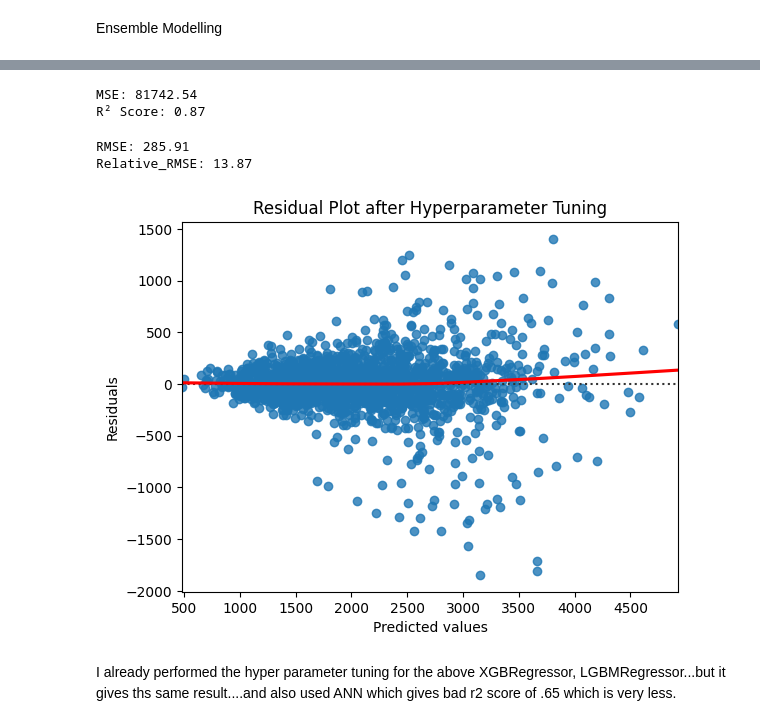
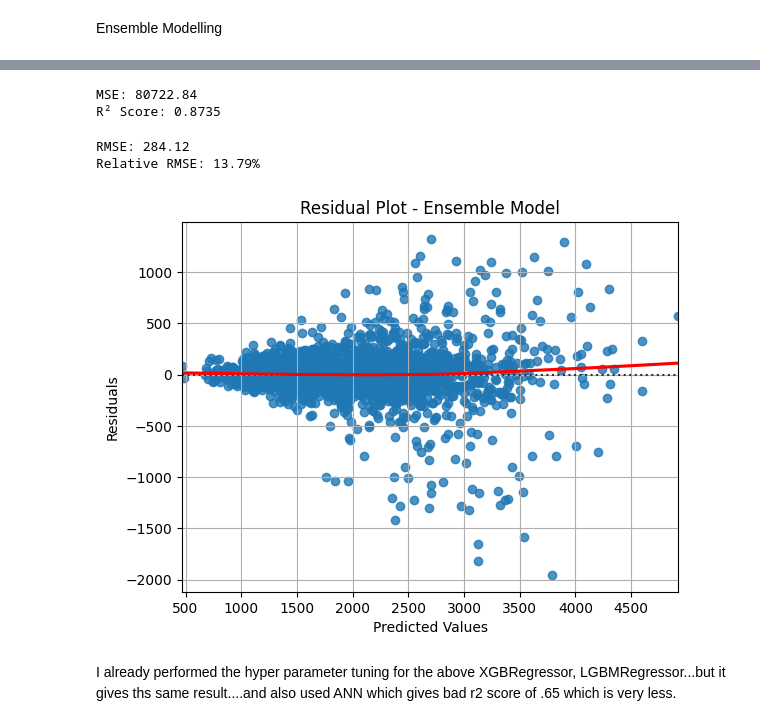
Before and after one commit to PrinceChauhanhub/MajorProject, a Jupyter notebook: CarbonMajor.ipynb, the cells around one changed output, grey strips where cells are left out. Drawn from its saved outputs; the diff is of its cells as text; code cells hidden in the pictures.

```diff
--- a/CarbonMajor.ipynb
+++ b/CarbonMajor.ipynb
@@ -531,6 +541,7 @@ from sklearn.ensemble import RandomForestRegressor
 from sklearn.svm import SVR
 from sklearn.neighbors import KNeighborsRegressor
 
+# Define models
 models = {
     'Linear Regression': LinearRegression(),
     'Decision Tree': DecisionTreeRegressor(),
@@ -547,8 +558,8 @@ best_r2_score = -np.inf
 
 # Train & Evaluate
 for name, model in models.items():
-    model.fit(X_train, y_train)
-    y_pred = model.predict(X_test)
+    model.fit(X_train_df, y_train)
+    y_pred = model.predict(X_test_df)
 
     print(f"{name}:")
     r2 = r2_score(y_test, y_pred)
@@ -560,7 +571,7 @@ for name, model in models.items():
 
     mean_y = np.mean(y_train)
     relative_rmse = (rmse / mean_y) * 100
-    print(f"  Relative RMSE: {relative_rmse:.4f}")
+    print(f"  Relative RMSE: {relative_rmse:.2f}%")
     print("-" * 30)
 
     if r2 > best_r2_score:
@@ -568,16 +579,17 @@ for name, model in models.items():
         best_model_name = name
         best_model = model
 
-print(f"Best model is: {best_model_name}. Generating residual plot...")
+print(f"\nBest model is: {best_model_name}. Generating residual plot...")
 
-y_pred_best = best_model.predict(X_test)
+# Residual plot
+y_pred_best = best_model.predict(X_test_df)
 residuals_best = y_test - y_pred_best
 
-
 sns.residplot(x=y_pred_best, y=residuals_best, lowess=True, line_kws={'color': 'red'})
-plt.xlabel('Predicted values')
+plt.xlabel('Predicted Values')
 plt.ylabel('Residuals')
 plt.title(f'Residual Plot for {best_model_name}')
+plt.axhline(0, color='black', linestyle='--', linewidth=1)
 plt.show()
 # %% [output]
 Linear Regression:
@@ -628,11 +636,12 @@ Best R² Score: 0.8000057953782029
 r2 score is slightly reduced but now the model is probably more stable and generalizable
 # %%
 final_model = RandomForestRegressor(
-    max_depth=None,
+    max_depth=20,
     min_samples_leaf=2,
     min_samples_split=2,
     n_estimators=300,
+    random_state=42
 )
 
-final_model.fit(X_train, y_train)
+final_model.fit(X_train_df, y_train)
 # %% [output]
@@ -673,9 +687,13 @@ from lightgbm import LGBMRegressor
 from sklearn.ensemble import RandomForestRegressor, VotingRegressor
 
 xgb = XGBRegressor(n_estimators=200, max_depth=6, learning_rate=0.1, random_state=42)
-lgbm = LGBMRegressor(n_estimators=200, max_depth=6, learning_rate=0.1, random_state=42)
-rf = RandomForestRegressor(n_estimators=300, max_depth=None, min_samples_leaf=2, min_samples_split=2, random_state=42)
+lgbm = LGBMRegressor(n_estimators=200, max_depth=6, learning_rate=0.1, random_state=42,verbosity = -1)
+rf = RandomForestRegressor(n_estimators=300, max_depth=20, min_samples_leaf=2, min_samples_split=2, random_state=42)
 
-ensemble_model = VotingRegressor([('XGBoost', xgb), ('LightGBM', lgbm), ('RandomForest', rf)])
-ensemble_model.fit(X_train, y_train)
+
+ensemble_model = VotingRegressor(
+    estimators=[('XGBoost', xgb), ('LightGBM', lgbm), ('RandomForest', rf)]
+)
+
+ensemble_model.fit(X_train_df, y_train)
 # %% [output]
@@ -716,32 +717,35 @@ VotingRegressor(estimators=[('XGBoost',
 # %%
-y_pred_ensemble = ensemble_model.predict(X_test)
+y_pred_ensemble = ensemble_model.predict(X_test_df)
 
 mse = mean_squared_error(y_test, y_pred_ensemble)
 r2 = r2_score(y_test, y_pred_ensemble)
 
 print(f'MSE: {mse:.2f}')
-print(f'R² Score: {r2:.2f}')
+print(f'R² Score: {r2:.4f}')
 # %% [output]
-MSE: 81742.54
-R² Score: 0.87
+MSE: 80722.84
+R² Score: 0.8735
 # %%
 rmse = np.sqrt(mse)
 print(f'RMSE: {rmse:.2f}')
+
 mean_y = np.mean(y_train)
 relative_rmse = (rmse / mean_y) * 100
-print(f'Relative_RMSE: {relative_rmse:.2f}')
+print(f'Relative RMSE: {relative_rmse:.2f}%')
 # %% [output]
-RMSE: 285.91
-Relative_RMSE: 13.87
+RMSE: 284.12
+Relative RMSE: 13.79%
 # %%
 residuals_ensemble = y_test - y_pred_ensemble
+
 sns.residplot(x=y_pred_ensemble, y=residuals_ensemble, lowess=True, line_kws={'color': 'red'})
-plt.xlabel('Predicted values')
+plt.xlabel('Predicted Values')
 plt.ylabel('Residuals')
-plt.title(f'Residual Plot after Hyperparameter Tuning')
+plt.title('Residual Plot - Ensemble Model')
+plt.grid(True)
 plt.show()
 # %% [output]
-[figure, old version]
+[figure, new version]
 # %% [markdown]
 I already performed the hyper parameter tuning for the above XGBRegressor, LGBMRegressor...but it gives ths same result....and also used ANN which gives bad r2 score of .65 which is very less.
 # %%
```
Also changed, not shown: parts of 31 cells of this notebook, 17 other files.
